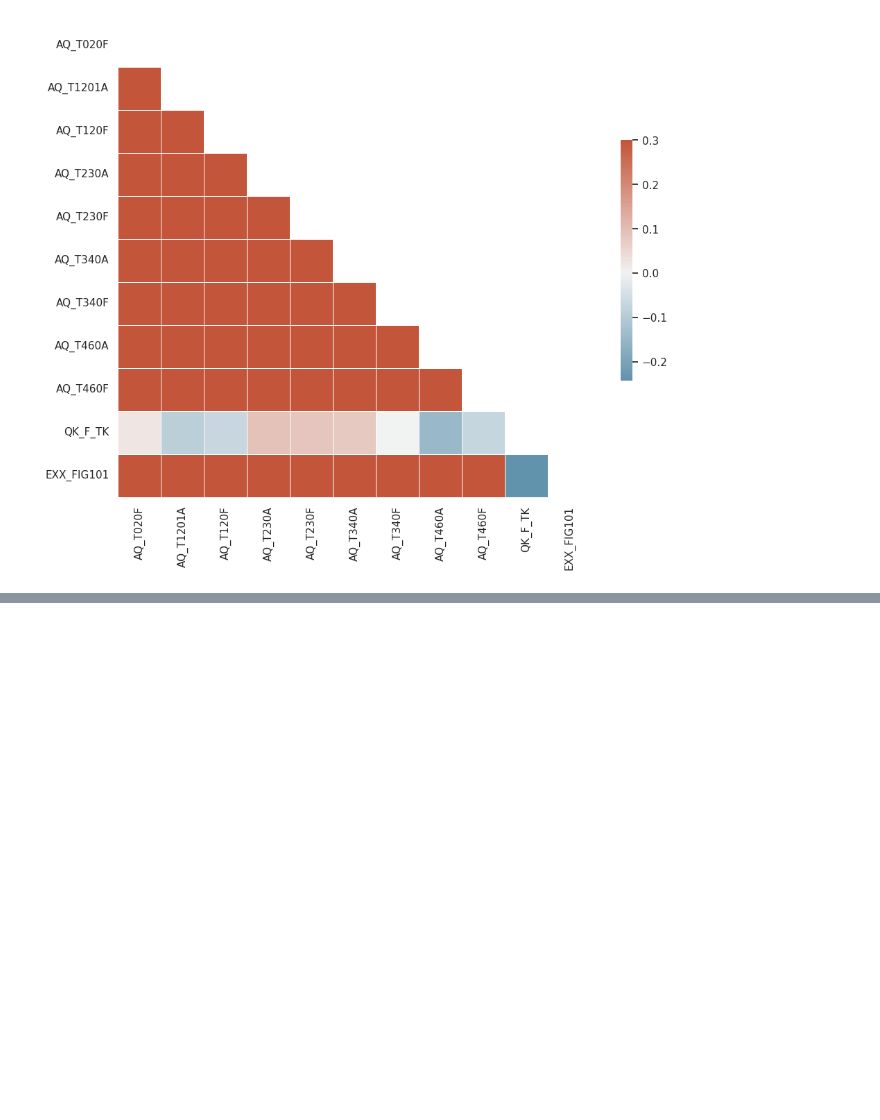
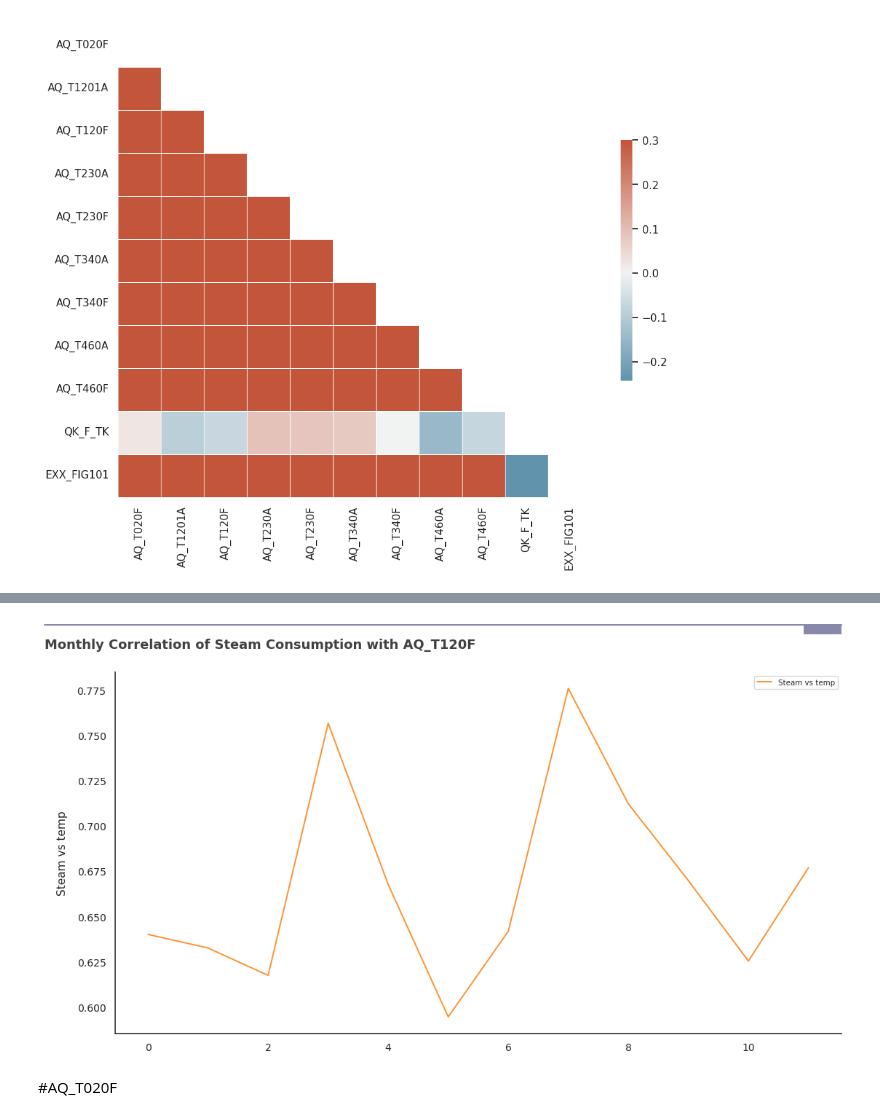
Before and after one commit to sipocz/I4_0, a Jupyter notebook: SolventRecovery_model.ipynb, the cells around one changed output, grey strips where cells are left out. Drawn from its saved outputs; the diff is of its cells as text; code cells hidden in the pictures; blank space fills up the shorter version.

```diff
--- a/SolventRecovery_model.ipynb
+++ b/SolventRecovery_model.ipynb
@@ -179,0 +266,8 @@ sns.heatmap(corr, mask=mask, cmap=cmap, vmax=.3, center=0,
+# %%
+cor_df_t120F=corr_monthly(dfx,"AQ_T120F","EXX_FIG101")
+# %%
+grafikon2(cor_df_t120F,"corr","Steam vs temp",title="Monthly Correlation of Steam Consumption with AQ_T120F", x="month",ngraf=1)
+# %% [output]
+[figure, added]
+# %% [markdown]
+#AQ_T020F
```
Also changed, not shown: parts of 19 cells of this notebook.
